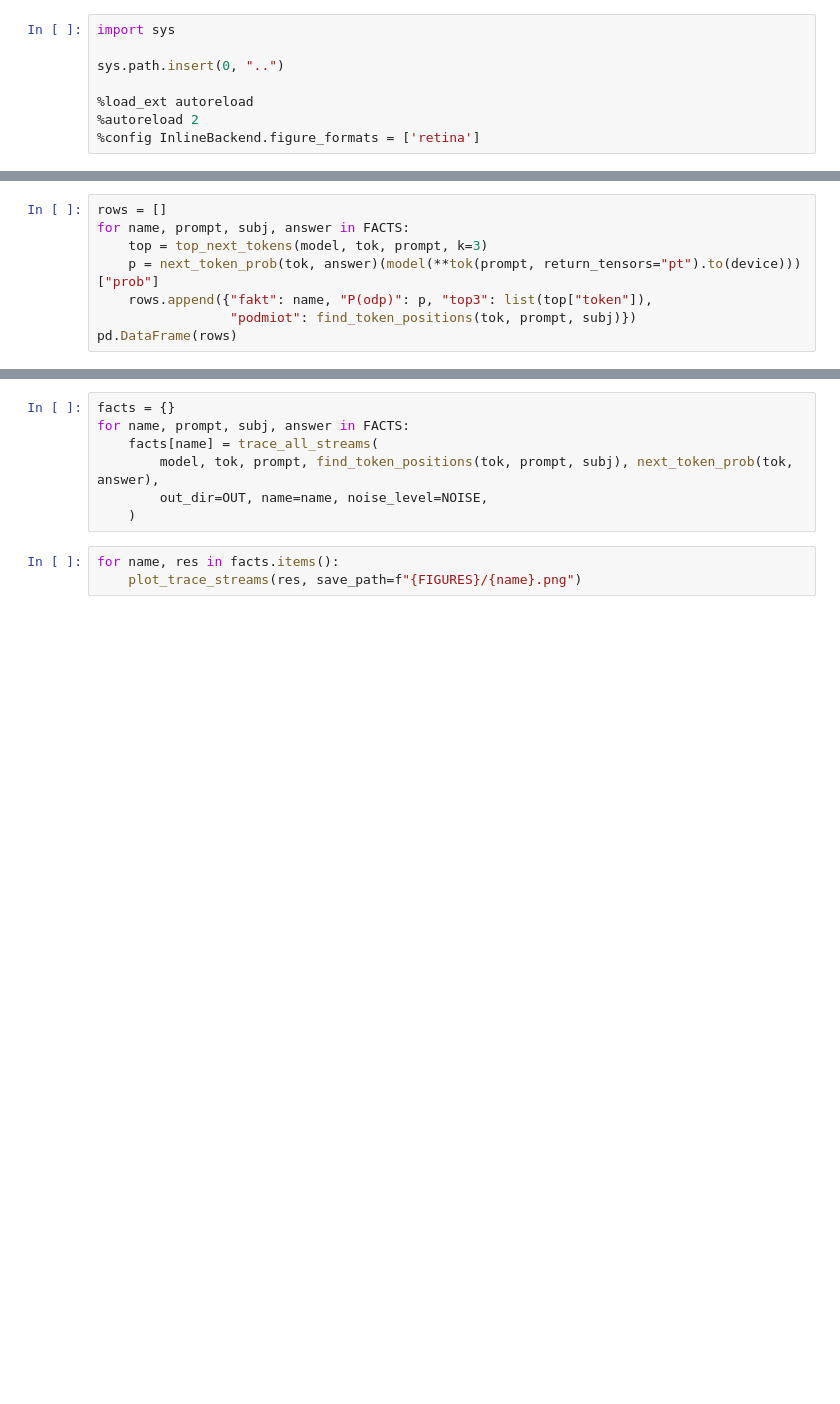
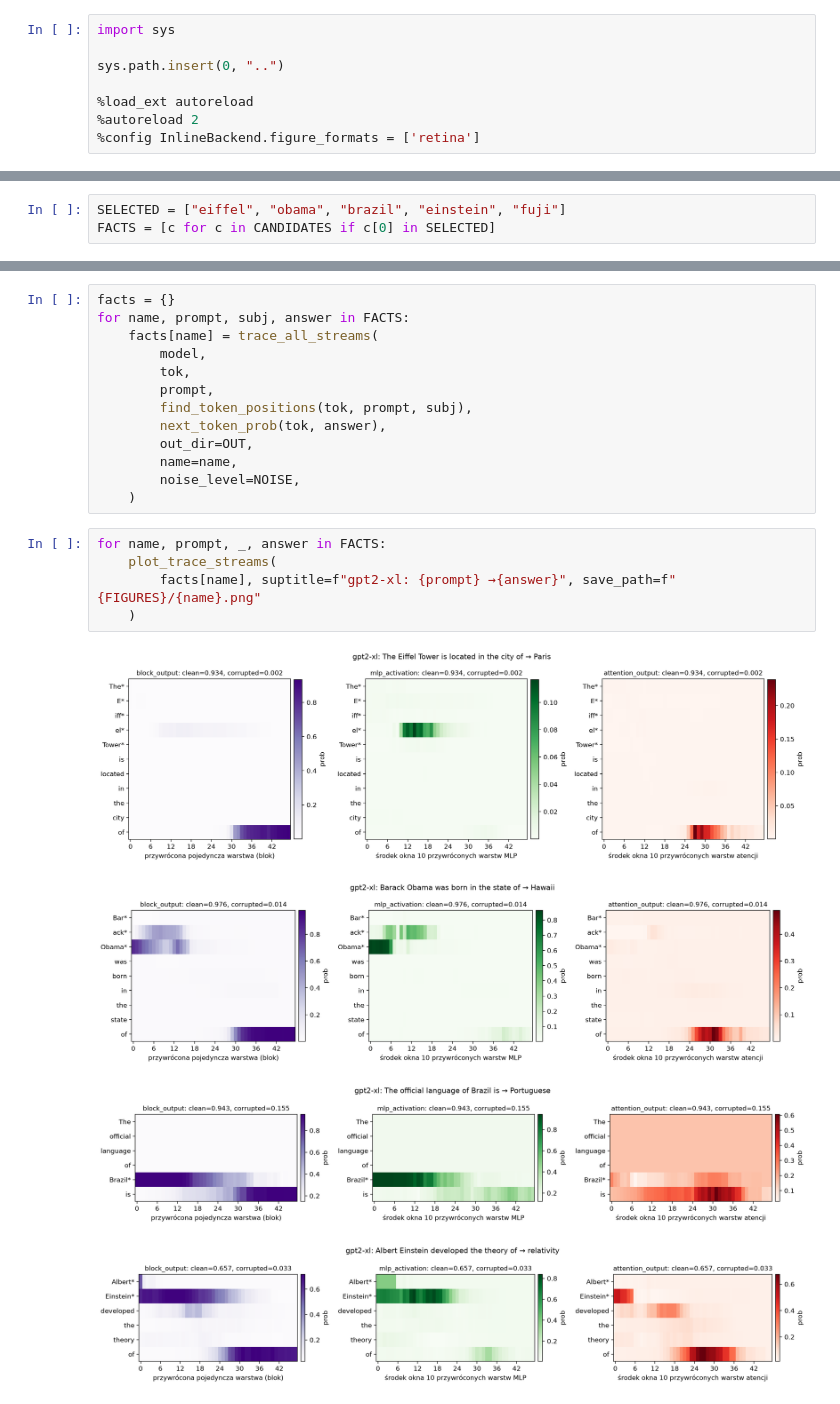
Before and after one commit to Voldziu/NLP, a Jupyter notebook: 04/mikolaj/mikolaj.ipynb, the cells around one changed output, grey strips where cells are left out. Cells and saved outputs as stored; diff of their text form; blank space fills up the shorter version.

```diff
--- a/04/mikolaj/mikolaj.ipynb
+++ b/04/mikolaj/mikolaj.ipynb
@@ -102,8 +377,0 @@ Sprawdzenie, czy model zna fakty (bez tego wykres nic nie pokaże):
-# %%
-rows = []
-for name, prompt, subj, answer in FACTS:
-    top = top_next_tokens(model, tok, prompt, k=3)
-    p = next_token_prob(tok, answer)(model(**tok(prompt, return_tensors="pt").to(device)))["prob"]
-    rows.append({"fakt": name, "P(odp)": p, "top3": list(top["token"]),
-                 "podmiot": find_token_positions(tok, prompt, subj)})
-pd.DataFrame(rows)
@@ -109,0 +473,3 @@ pd.DataFrame(rows)
+# %%
+SELECTED = ["eiffel", "obama", "brazil", "einstein", "fuji"]
+FACTS = [c for c in CANDIDATES if c[0] in SELECTED]
@@ -111,9 +479,22 @@ pd.DataFrame(rows)
 facts = {}
 for name, prompt, subj, answer in FACTS:
     facts[name] = trace_all_streams(
-        model, tok, prompt, find_token_positions(tok, prompt, subj), next_token_prob(tok, answer),
-        out_dir=OUT, name=name, noise_level=NOISE,
+        model,
+        tok,
+        prompt,
+        find_token_positions(tok, prompt, subj),
+        next_token_prob(tok, answer),
+        out_dir=OUT,
+        name=name,
+        noise_level=NOISE,
     )
 # %%
-for name, res in facts.items():
-    plot_trace_streams(res, save_path=f"{FIGURES}/{name}.png")
+for name, prompt, _, answer in FACTS:
+    plot_trace_streams(
+        facts[name], suptitle=f"gpt2-xl: {prompt} →{answer}", save_path=f"{FIGURES}/{name}.png"
+    )
+# %% [output]
+[figure, added]
+[figure, added]
+[figure, added]
+[figure, added]
```
Also changed, not shown: parts of 57 cells of this notebook, 58 other files.
